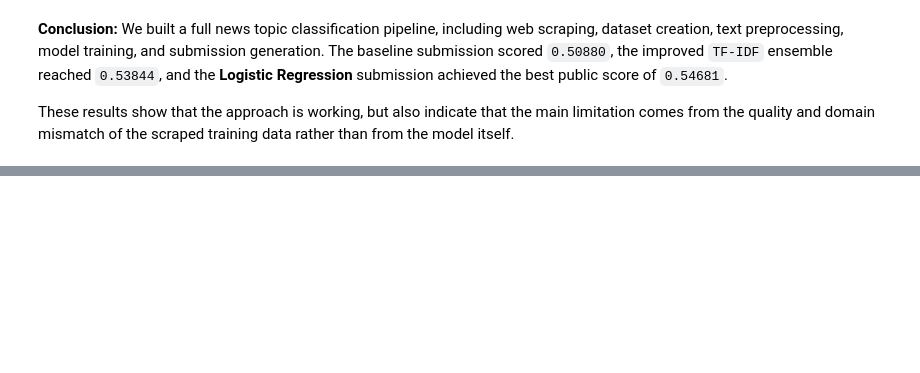
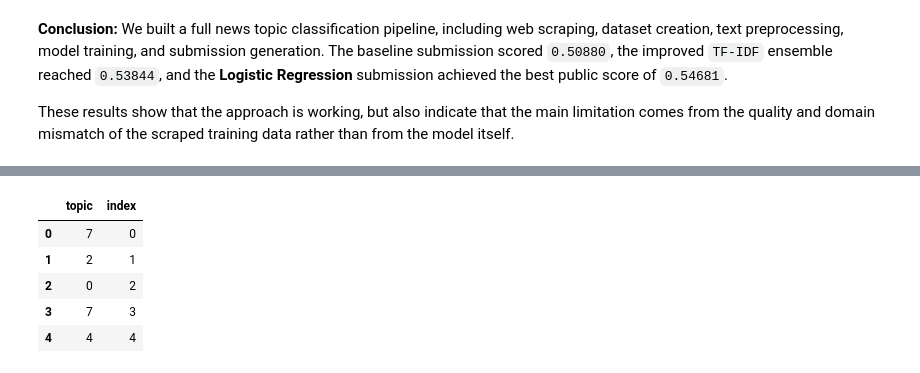
Before and after one commit to ybezginova2016/news-topics-competition-2025, a Jupyter notebook: news_topics_competition.ipynb, the cells around one changed output, grey strips where cells are left out. Cells and saved outputs as stored; diff of their text form; code cells hidden in the pictures; blank space fills up the shorter version.

```diff
--- a/news_topics_competition.ipynb
+++ b/news_topics_competition.ipynb
@@ -901,0 +1000,2 @@ These results show that the approach is working, but also indicate that the main
+# %%
+model_cb.fit(train_pool, eval_set=valid_pool, use_best_model=True)
@@ -901,0 +1032,37 @@ These results show that the approach is working, but also indicate that the main
+# %%
+test_df = pd.read_csv("test_news.csv")
+test_df["content"] = test_df["content"].fillna("").apply(clean_text)
+test_df["title"] = ""
+
+test_df["title_len"] = test_df["title"].apply(len)
+test_df["content_len"] = test_df["content"].apply(len)
+test_df["title_word_count"] = test_df["title"].apply(lambda x: len(x.split()))
+test_df["content_word_count"] = test_df["content"].apply(lambda x: len(x.split()))
+test_df["digit_count"] = test_df["content"].apply(lambda x: sum(ch.isdigit() for ch in x))
+test_df["upper_count"] = test_df["content"].apply(lambda x: sum(ch.isupper() for ch in x))
+test_df["question_count"] = test_df["content"].apply(lambda x: x.count("?"))
+test_df["exclam_count"] = test_df["content"].apply(lambda x: x.count("!"))
+# %%
+test_pool = Pool(
+    test_df[features],
+    text_features=text_features,
+    cat_features=cat_features,
+)
+# %%
+test_pred = model_cb.predict(test_pool)
+test_pred = test_pred.astype(int).ravel()
+# %%
+submission = pd.DataFrame({
+    "topic": test_pred,
+    "index": np.arange(len(test_df), dtype=int)
+})
+
+submission.to_csv("submission_catboost.csv", index=False, encoding="utf-8")
+submission.head()
+# %% [output]
+|  | topic | index |
+| 0 | 7 | 0 |
+| 1 | 2 | 1 |
+| 2 | 0 | 2 |
+| 3 | 7 | 3 |
+| 4 | 4 | 4 |
```
Also changed, not shown: parts of 36 cells of this notebook, 3 other files.
